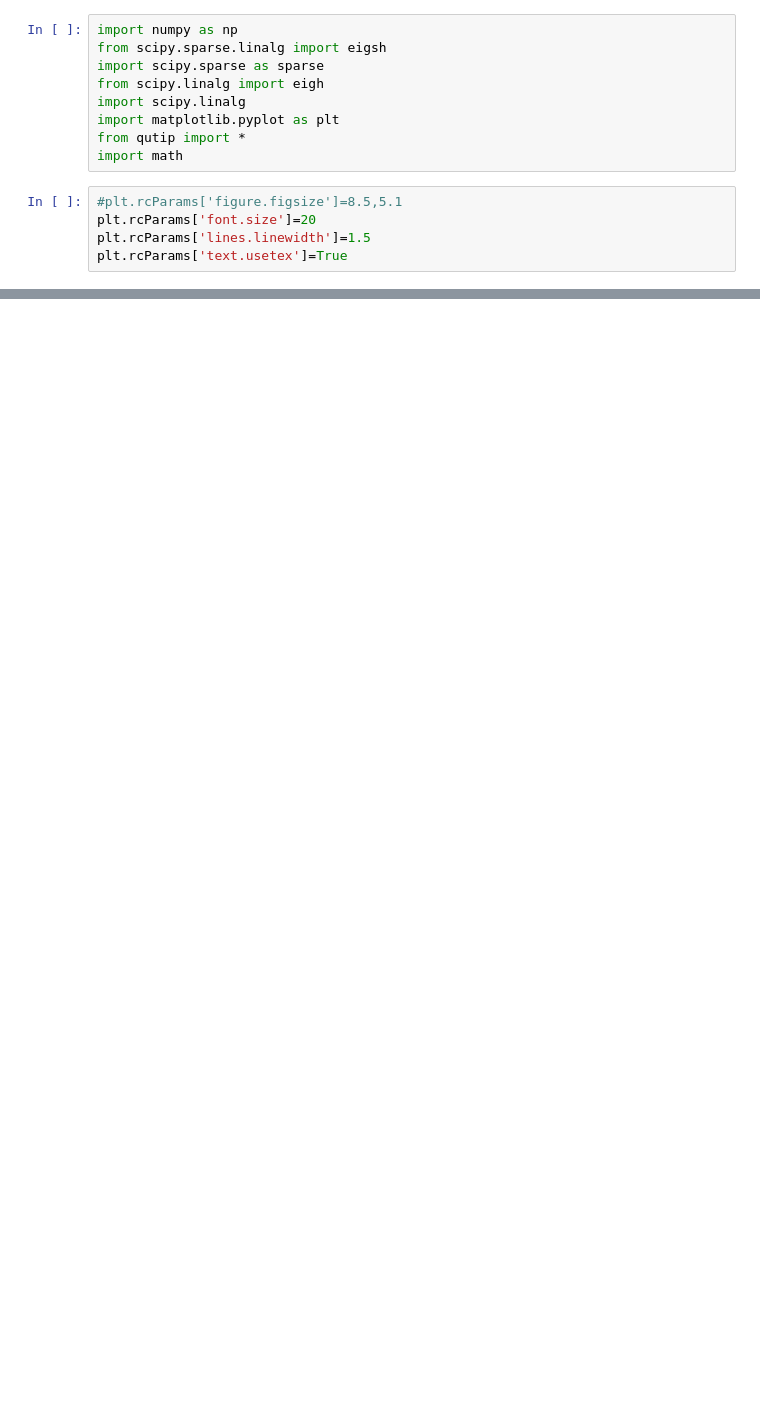
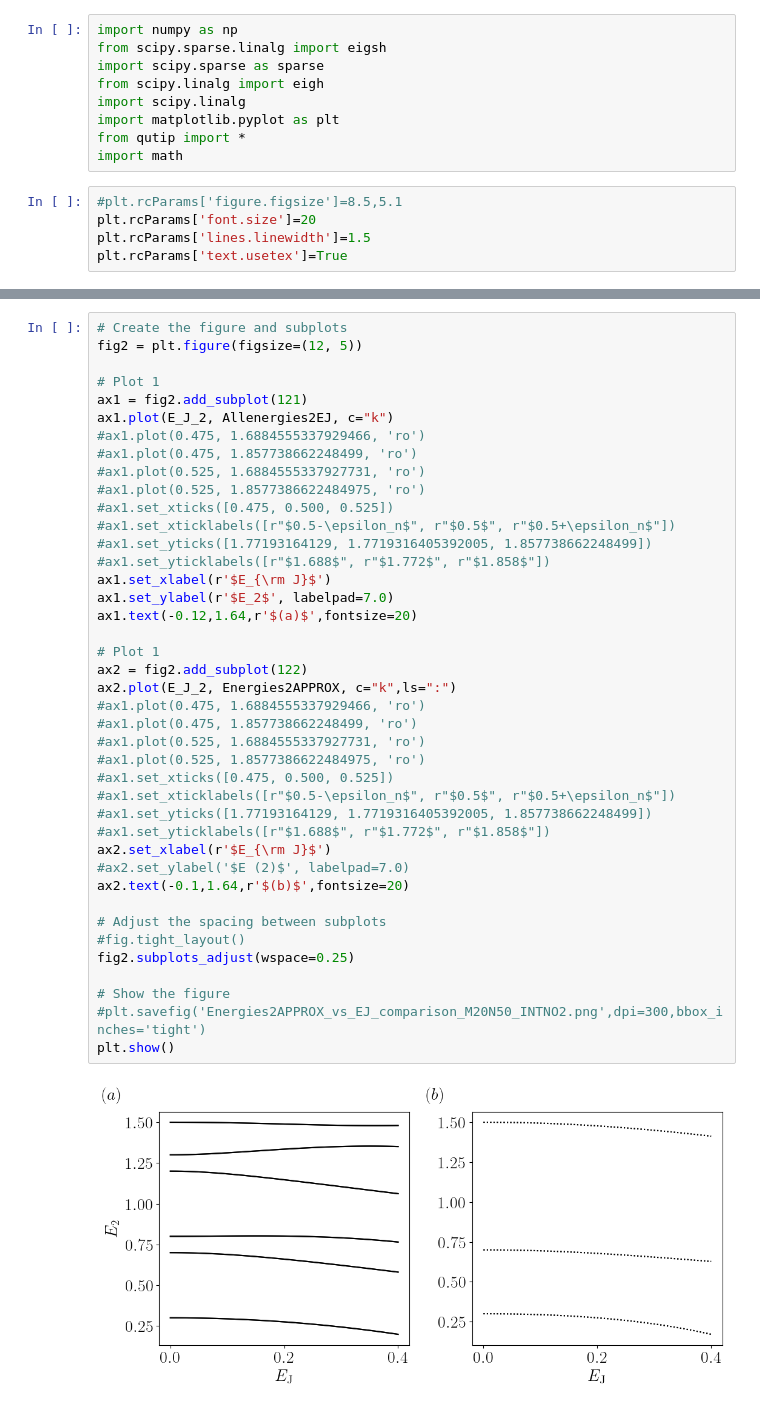
Before and after one commit to Jmalcrow/TFM, a Jupyter notebook: 0pi_Exactdiag_EJ&ng&phi.ipynb, the cells around one changed output, grey strips where cells are left out. Saved outputs shown, nothing was run; the diff lists cells and outputs as text; blank space fills up the shorter version.

```diff
--- a/0pi_Exactdiag_EJ&ng&phi.ipynb
+++ b/0pi_Exactdiag_EJ&ng&phi.ipynb
@@ -144,0 +153,43 @@ plt.show()
+# %%
+# Create the figure and subplots
+fig2 = plt.figure(figsize=(12, 5))
+
+# Plot 1
+ax1 = fig2.add_subplot(121)
+ax1.plot(E_J_2, Allenergies2EJ, c="k")
+#ax1.plot(0.475, 1.6884555337929466, 'ro')
+#ax1.plot(0.475, 1.857738662248499, 'ro')
+#ax1.plot(0.525, 1.6884555337927731, 'ro')
+#ax1.plot(0.525, 1.8577386622484975, 'ro')
+#ax1.set_xticks([0.475, 0.500, 0.525])
+#ax1.set_xticklabels([r"$0.5-\epsilon_n$", r"$0.5$", r"$0.5+\epsilon_n$"])
+#ax1.set_yticks([1.77193164129, 1.7719316405392005, 1.857738662248499])
+#ax1.set_yticklabels([r"$1.688$", r"$1.772$", r"$1.858$"])
+ax1.set_xlabel(r'$E_{\rm J}$')
+ax1.set_ylabel(r'$E_2$', labelpad=7.0)
+ax1.text(-0.12,1.64,r'$(a)$',fontsize=20)
+
+# Plot 1
+ax2 = fig2.add_subplot(122)
+ax2.plot(E_J_2, Energies2APPROX, c="k",ls=":")
+#ax1.plot(0.475, 1.6884555337929466, 'ro')
+#ax1.plot(0.475, 1.857738662248499, 'ro')
+#ax1.plot(0.525, 1.6884555337927731, 'ro')
+#ax1.plot(0.525, 1.8577386622484975, 'ro')
+#ax1.set_xticks([0.475, 0.500, 0.525])
+#ax1.set_xticklabels([r"$0.5-\epsilon_n$", r"$0.5$", r"$0.5+\epsilon_n$"])
+#ax1.set_yticks([1.77193164129, 1.7719316405392005, 1.857738662248499])
+#ax1.set_yticklabels([r"$1.688$", r"$1.772$", r"$1.858$"])
+ax2.set_xlabel(r'$E_{\rm J}$')
+#ax2.set_ylabel('$E (2)$', labelpad=7.0)
+ax2.text(-0.1,1.64,r'$(b)$',fontsize=20)
+
+# Adjust the spacing between subplots
+#fig.tight_layout()
+fig2.subplots_adjust(wspace=0.25)
+
+# Show the figure
+#plt.savefig('Energies2APPROX_vs_EJ_comparison_M20N50_INTNO2.png',dpi=300,bbox_inches='tight')
+plt.show()
+# %% [output]
+[figure, added]
```
Also changed, not shown: parts of 5 cells of this notebook, 14 other files.
